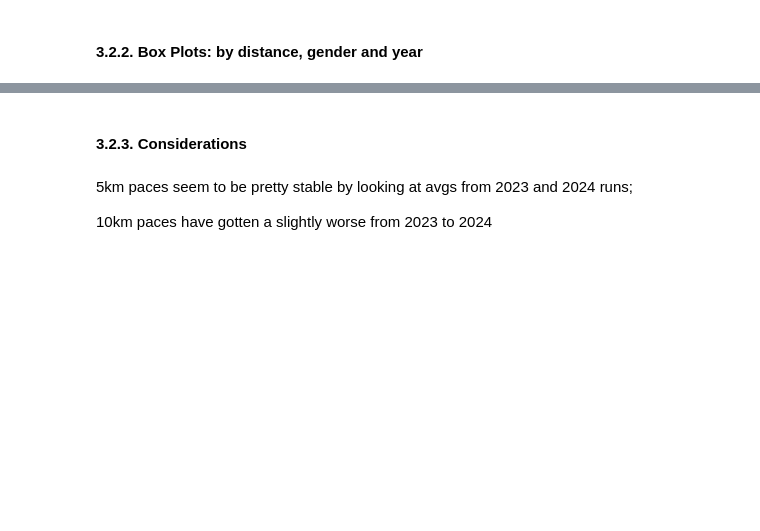
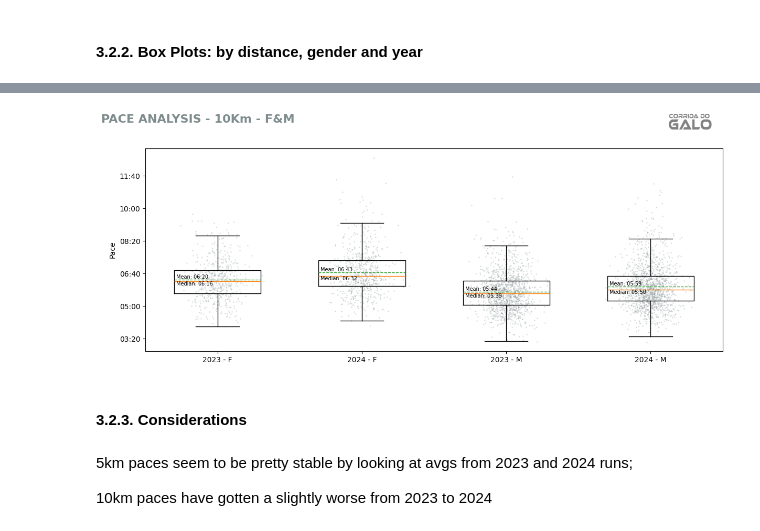
Before and after one commit to rocha-carvalhaes/galo_race_2.0, a Jupyter notebook: notebooks/performance_eda.ipynb, the cells around one changed output, grey strips where cells are left out. Saved outputs shown, nothing was run; the diff lists cells and outputs as text; code cells hidden in the pictures; blank space fills up the shorter version.

```diff
--- a/notebooks/performance_eda.ipynb
+++ b/notebooks/performance_eda.ipynb
@@ -485,3 +550,14 @@ ValueError: x and y must be the same size
+# %%
+df['pace_s'] = df['total_time_s']/df['dist_num']
+series_data = [
+    df.loc[(df['year']==2023) & (df['dist_num']==10) & (df['gender']=='F'), 'pace_s'],
+    df.loc[(df['year']==2024) & (df['dist_num']==10) & (df['gender']=='F'), 'pace_s'],
+    df.loc[(df['year']==2023) & (df['dist_num']==10) & (df['gender']=='M'), 'pace_s'],
+    df.loc[(df['year']==2024) & (df['dist_num']==10) & (df['gender']=='M'), 'pace_s']
+    ]
+boxplot_by(fig_title='PACE ANALYSIS - 10Km - F&M', series_names=['2023 - F', '2024 - F', '2023 - M', '2024 - M'], series_data=series_data)
+# %% [output]
+[figure, added]
 # %% [markdown]
 #### 3.2.3. Considerations
 # %% [markdown]
```
Also changed, not shown: parts of 9 cells of this notebook.
